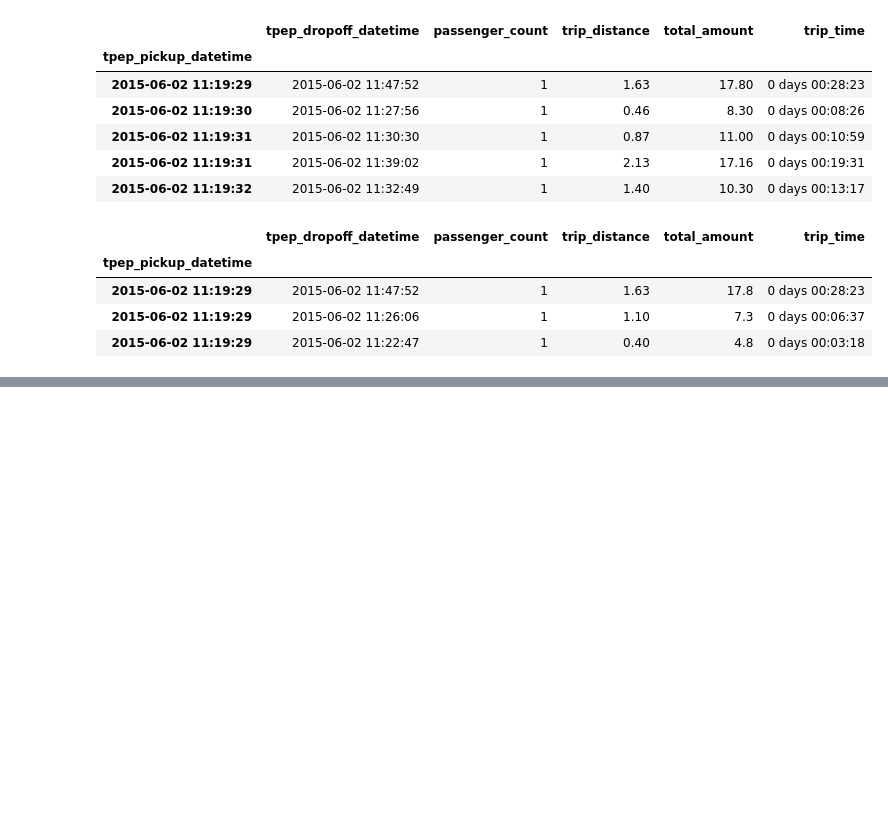
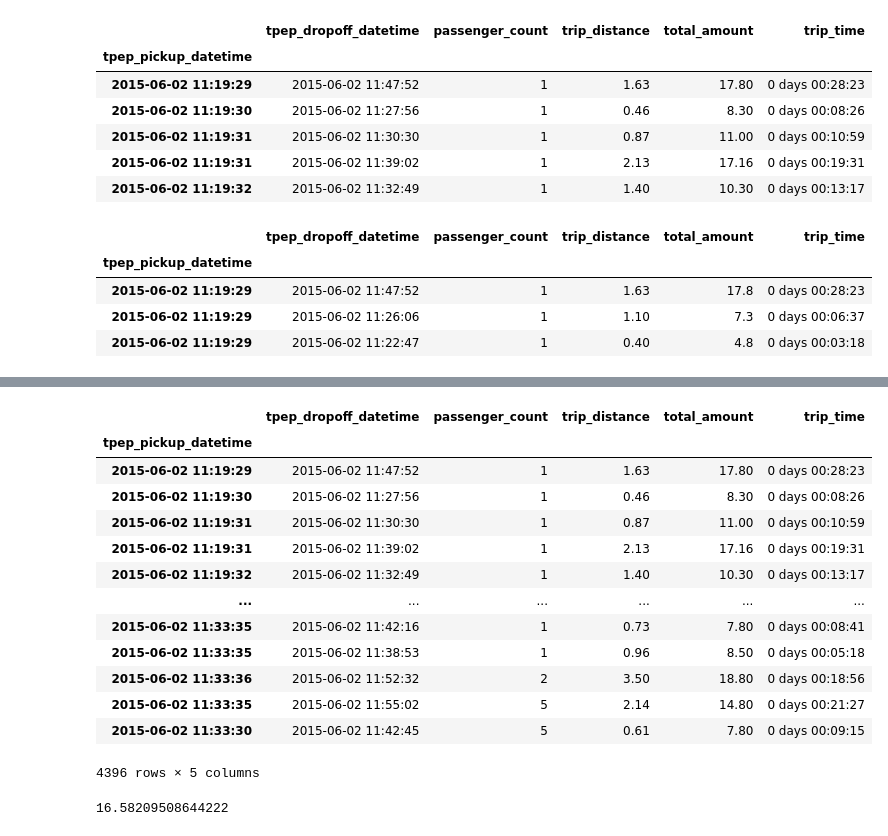
Before and after one commit to Su5rm/geekle-2021-april-9, a Jupyter notebook: Geekle - 2021-april-9.ipynb, the cells around one changed output, grey strips where cells are left out. Saved outputs shown, nothing was run; the diff lists cells and outputs as text; code cells hidden in the pictures; blank space fills up the shorter version.

```diff
--- a/Geekle - 2021-april-9.ipynb
+++ b/Geekle - 2021-april-9.ipynb
@@ -424,0 +443,21 @@ df.loc['2015-06-02 11:19:29']
+# %%
+df.loc['2015-06-02 11']
+# %% [output]
+|  | tpep_dropoff_datetime | passenger_count | trip_distance | total_amount | trip_time |
+| tpep_pickup_datetime |  |  |  |  |  |
+| 2015-06-02 11:19:29 | 2015-06-02 11:47:52 | 1 | 1.63 | 17.80 | 0 days 00:28:23 |
+| 2015-06-02 11:19:30 | 2015-06-02 11:27:56 | 1 | 0.46 | 8.30 | 0 days 00:08:26 |
+| 2015-06-02 11:19:31 | 2015-06-02 11:30:30 | 1 | 0.87 | 11.00 | 0 days 00:10:59 |
+| 2015-06-02 11:19:31 | 2015-06-02 11:39:02 | 1 | 2.13 | 17.16 | 0 days 00:19:31 |
+| 2015-06-02 11:19:32 | 2015-06-02 11:32:49 | 1 | 1.40 | 10.30 | 0 days 00:13:17 |
+| ... | ... | ... | ... | ... | ... |
+| 2015-06-02 11:33:35 | 2015-06-02 11:42:16 | 1 | 0.73 | 7.80 | 0 days 00:08:41 |
+| 2015-06-02 11:33:35 | 2015-06-02 11:38:53 | 1 | 0.96 | 8.50 | 0 days 00:05:18 |
+| 2015-06-02 11:33:36 | 2015-06-02 11:52:32 | 2 | 3.50 | 18.80 | 0 days 00:18:56 |
+| 2015-06-02 11:33:35 | 2015-06-02 11:55:02 | 5 | 2.14 | 14.80 | 0 days 00:21:27 |
+| 2015-06-02 11:33:30 | 2015-06-02 11:42:45 | 5 | 0.61 | 7.80 | 0 days 00:09:15 |
+4396 rows × 5 columns
+# %%
+df.loc['2015-06-02 11']['total_amount'].mean()
+# %% [output]
+16.58209508644222
```
Also changed, not shown: parts of 1 cell of this notebook.
